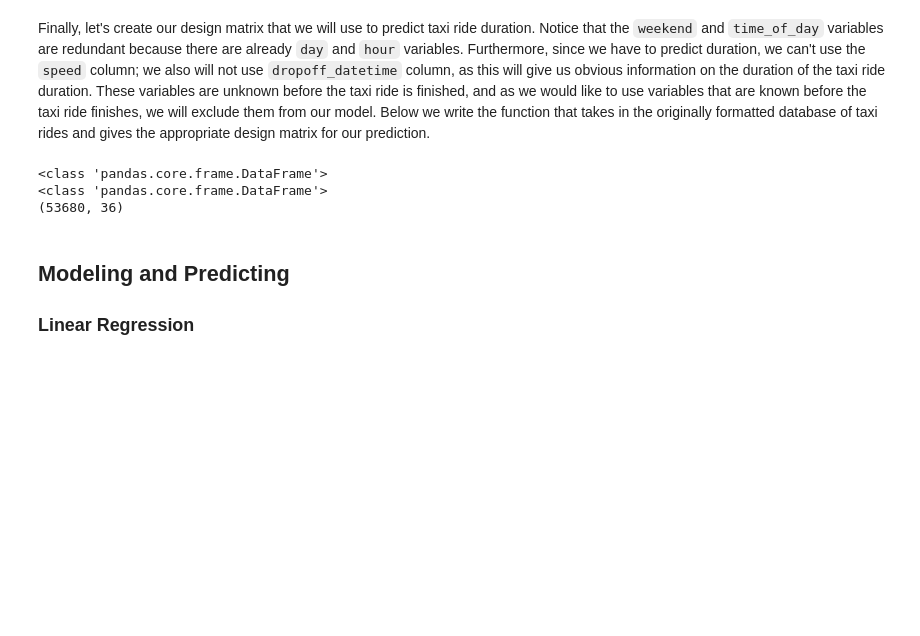
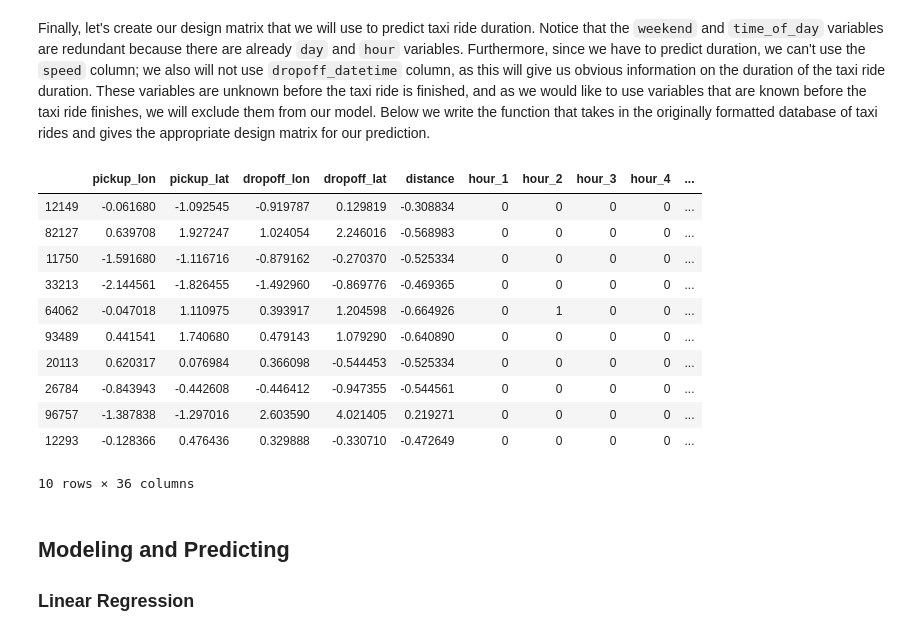
Before and after one commit to jcpagadora/Predict-Taxi-Ride-Duration, a Jupyter notebook: Predicting Manhattan Taxi Ride Duration.ipynb, the cells around one changed output. Saved outputs shown, nothing was run; the diff lists cells and outputs as text; code cells hidden in the pictures; blank space fills up the shorter version.

```diff
--- a/Predicting Manhattan Taxi Ride Duration.ipynb
+++ b/Predicting Manhattan Taxi Ride Duration.ipynb
@@ -434,12 +434,20 @@ def design_matrix(df):
 # %%
 X_train, y_train = design_matrix(train), train['duration']
 X_test, y_test = design_matrix(test), test['duration']
-X_train.head(4)
-print(X_train.shape)
+X_train.head(10)
 # %% [output]
+|  | pickup_lon | pickup_lat | dropoff_lon | dropoff_lat | distance | hour_1 | hour_2 | hour_3 | hour_4 | ... |
+| 12149 | -0.061680 | -1.092545 | -0.919787 | 0.129819 | -0.308834 | 0 | 0 | 0 | 0 | ... |
+| 82127 | 0.639708 | 1.927247 | 1.024054 | 2.246016 | -0.568983 | 0 | 0 | 0 | 0 | ... |
+| 11750 | -1.591680 | -1.116716 | -0.879162 | -0.270370 | -0.525334 | 0 | 0 | 0 | 0 | ... |
+| 33213 | -2.144561 | -1.826455 | -1.492960 | -0.869776 | -0.469365 | 0 | 0 | 0 | 0 | ... |
+| 64062 | -0.047018 | 1.110975 | 0.393917 | 1.204598 | -0.664926 | 0 | 1 | 0 | 0 | ... |
+| 93489 | 0.441541 | 1.740680 | 0.479143 | 1.079290 | -0.640890 | 0 | 0 | 0 | 0 | ... |
+| 20113 | 0.620317 | 0.076984 | 0.366098 | -0.544453 | -0.525334 | 0 | 0 | 0 | 0 | ... |
+| 26784 | -0.843943 | -0.442608 | -0.446412 | -0.947355 | -0.544561 | 0 | 0 | 0 | 0 | ... |
+| 96757 | -1.387838 | -1.297016 | 2.603590 | 4.021405 | 0.219271 | 0 | 0 | 0 | 0 | ... |
+| 12293 | -0.128366 | 0.476436 | 0.329888 | -0.330710 | -0.472649 | 0 | 0 | 0 | 0 | ... |
-<class 'pandas.core.frame.DataFrame'>
-<class 'pandas.core.frame.DataFrame'>
-(53680, 36)
+10 rows × 36 columns
 # %% [markdown]
 ## Modeling and Predicting
 
```
Also changed, not shown: parts of 1 cell of this notebook, 3 other files.
